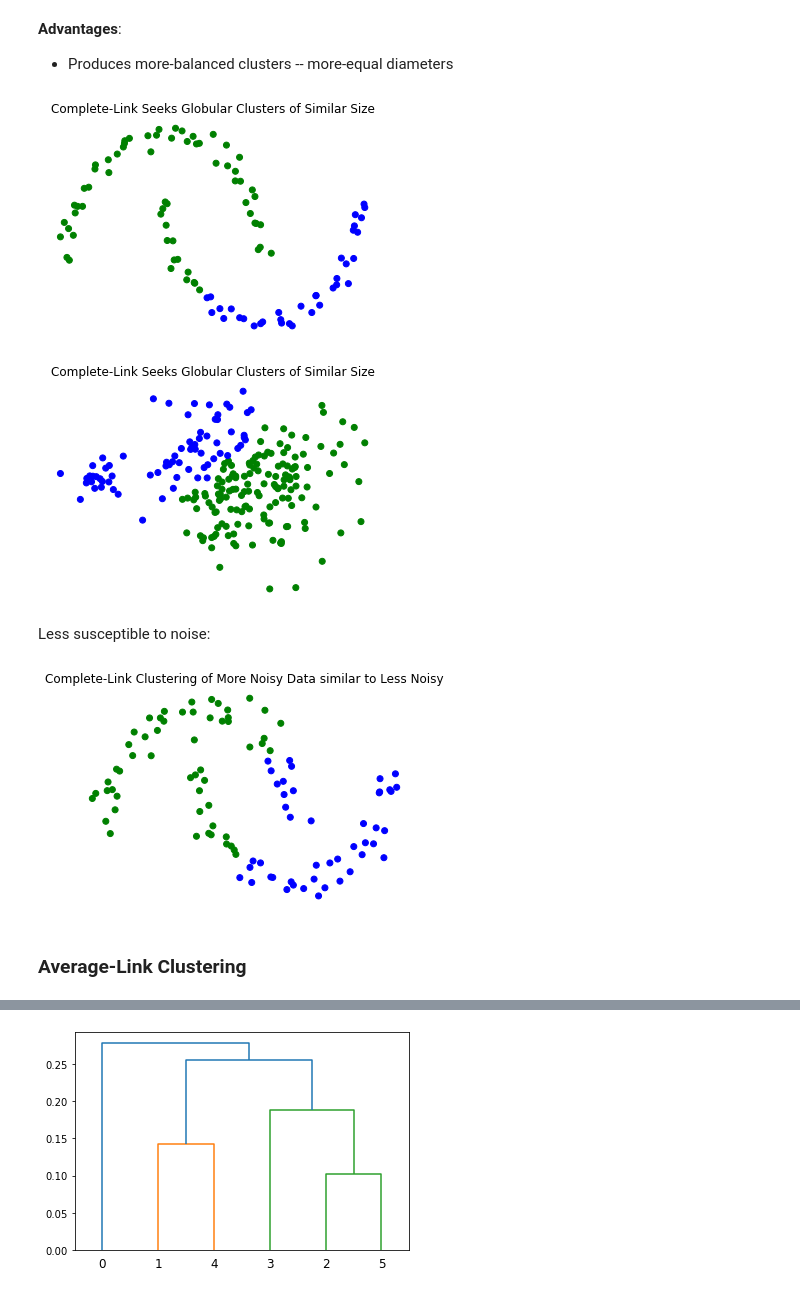
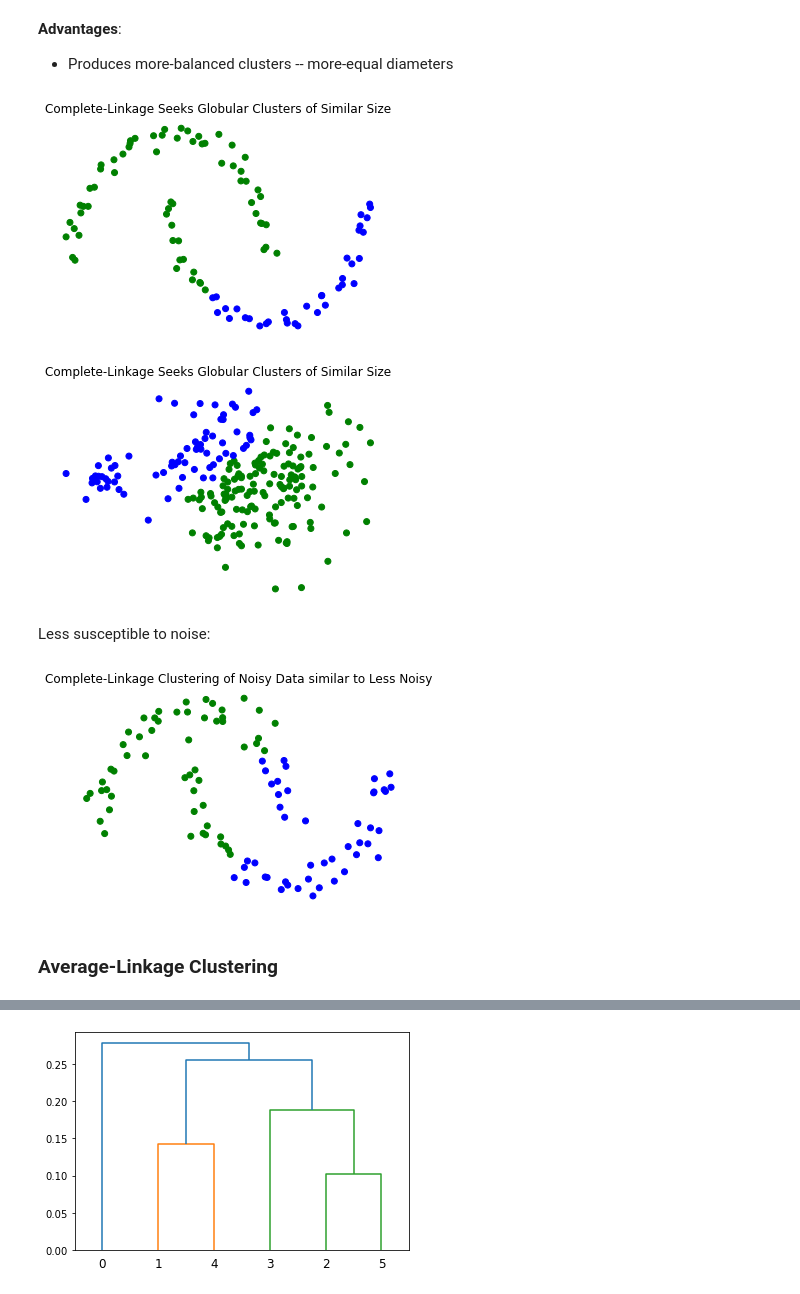
Before and after one commit to mcrovella/CS506-Computational-Tools-for-Data-Science, a Jupyter notebook: 08-Clustering-III-hierarchical.ipynb, the cells around one changed output, grey strips where cells are left out. Cells and saved outputs as stored; diff of their text form; code cells hidden in the pictures.

```diff
--- a/08-Clustering-III-hierarchical.ipynb
+++ b/08-Clustering-III-hierarchical.ipynb
@@ -294,32 +299,32 @@ __Advantages__:
 # %%
 X_moon_05, y_moon_05 = sk_data.make_moons(random_state = 0, noise = 0.05)
 Z = hierarchy.linkage(X_moon_05, method='complete')
 labels = hierarchy.fcluster(Z, 2, criterion = 'maxclust')
 plt.scatter(X_moon_05[:,0], X_moon_05[:,1], c = [['b','g'][i-1] for i in labels])
-plt.title('Complete-Link Seeks Globular Clusters of Similar Size')
+plt.title('Complete-Linkage Seeks Globular Clusters of Similar Size')
 plt.axis('off');
 # %% [output]
-[figure, old version]
+[figure, new version]
 # %%
 Z = hierarchy.linkage(X_rand_hi, method='complete')
 labels = hierarchy.fcluster(Z, 2, criterion = 'maxclust')
 plt.scatter(X_rand_hi[:,0], X_rand_hi[:,1], c = [['b','g'][i-1] for i in labels])
-plt.title('Complete-Link Seeks Globular Clusters of Similar Size')
+plt.title('Complete-Linkage Seeks Globular Clusters of Similar Size')
 plt.axis('off');
 # %% [output]
-[figure, old version]
+[figure, new version]
 # %% [markdown]
 Less susceptible to noise:
 # %%
 Z = hierarchy.linkage(X_moon_10, method='complete')
 labels = hierarchy.fcluster(Z, 2, criterion = 'maxclust')
 plt.scatter(X_moon_10[:,0], X_moon_10[:,1], c = [['b','g'][i-1] for i in labels])
-plt.title('Complete-Link Clustering of More Noisy Data similar to Less Noisy')
+plt.title('Complete-Linkage Clustering of Noisy Data similar to Less Noisy')
 plt.axis('off');
 # %% [output]
-[figure, old version]
+[figure, new version]
 # %% [markdown]
-### Average-Link Clustering
+### Average-Linkage Clustering
 # %% [markdown]
 <img src="figs/L08-averagelink-pointset.png" width="100%">
 # %%
```
Also changed, not shown: parts of 17 cells of this notebook.
